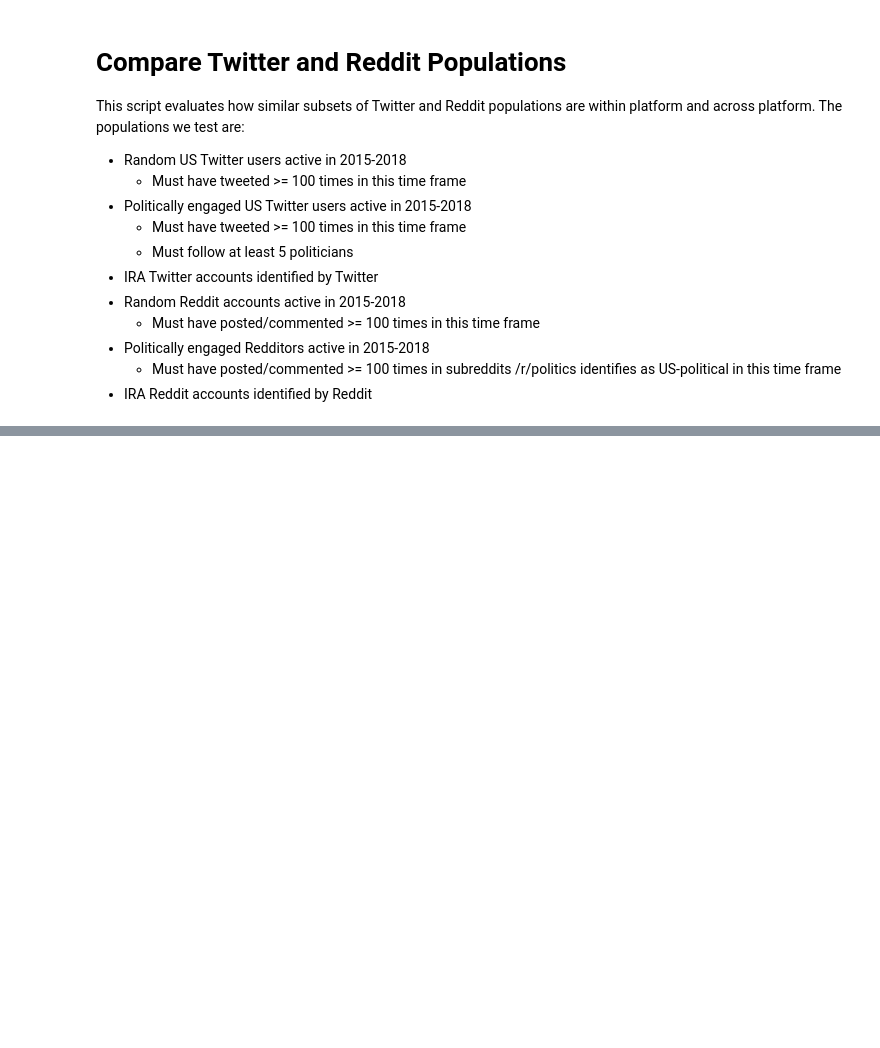
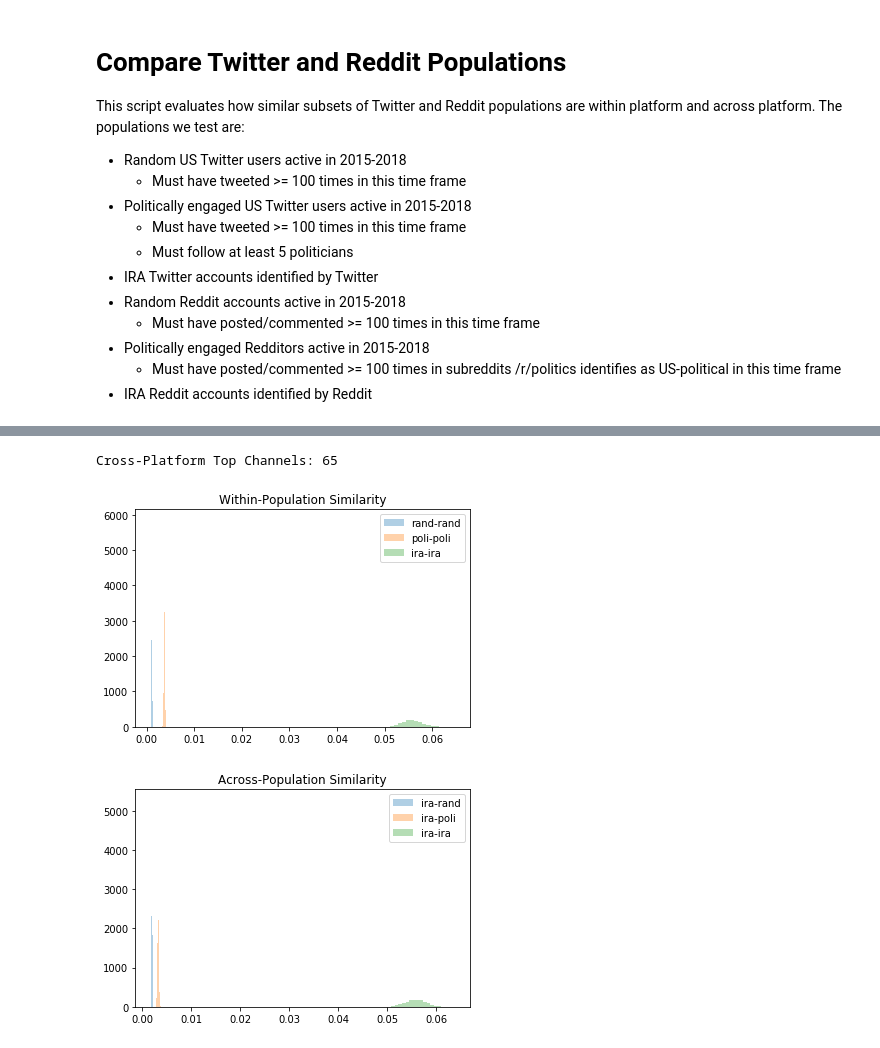
Before and after one commit to cbuntain/social-x-coor, a Jupyter notebook: notebooks/01-PopulationLinkComparison.ipynb, the cells around one changed output, grey strips where cells are left out. Saved outputs shown, nothing was run; the diff lists cells and outputs as text; code cells hidden in the pictures; blank space fills up the shorter version.

```diff
--- a/notebooks/01-PopulationLinkComparison.ipynb
+++ b/notebooks/01-PopulationLinkComparison.ipynb
@@ -65,5 +85,6 @@ def links_df_to_shares(links_df, domains, user_id_field):
 # %%
 top_n_domains = 150
+top_n_channels = 500
 bootstrap_count = 5000
 # %%
 short_domain_map = {
@@ -504,0 +654,72 @@ p-value for Welch's t-Test between Poli and IRA: 0.0 1043.5139287777488
+# %%
+all_top_channels = reddit_merged_yt_chans.intersection(twitter_merged_yt_chans)
+print("Cross-Platform Top Channels:", len(all_top_channels))
+# %% [output]
+Cross-Platform Top Channels: 65
+# %%
+channels = sorted(all_top_channels)
+# %%
+twitter_user_chans_df_rand = channels_df_to_shares(twitter_yt_df_rand, channels, "user_id")
+twitter_user_chans_df_poli = channels_df_to_shares(twitter_yt_df_poli, channels, "user_id")
+twitter_user_chans_df_ira = channels_df_to_shares(twitter_yt_df_ira, channels, "user_id")
+# %%
+# Normalize by user, so we get a probability distribution of seeing specific domains
+#  at the user level
+twitter_user_links_mat_rand = sklearn.preprocessing.normalize(twitter_user_chans_df_rand[channels], norm="l2", axis=1)
+twitter_user_links_mat_poli = sklearn.preprocessing.normalize(twitter_user_chans_df_poli[channels], norm="l2", axis=1)
+twitter_user_links_mat_ira = sklearn.preprocessing.normalize(twitter_user_chans_df_ira[channels], norm="l2", axis=1)
+
+# Calculate pairwise similarity among users across populations
+t2t_rand_rand_sim = sklearn.metrics.pairwise.cosine_similarity(twitter_user_links_mat_rand, twitter_user_links_mat_rand)
+t2t_poli_poli_sim = sklearn.metrics.pairwise.cosine_similarity(twitter_user_links_mat_poli, twitter_user_links_mat_poli)
+t2t_rand_poli_sim = sklearn.metrics.pairwise.cosine_similarity(twitter_user_links_mat_rand, twitter_user_links_mat_poli)
+t2t_ira_rand_sim = sklearn.metrics.pairwise.cosine_similarity(twitter_user_links_mat_ira, twitter_user_links_mat_rand)
+t2t_ira_poli_sim = sklearn.metrics.pairwise.cosine_similarity(twitter_user_links_mat_ira, twitter_user_links_mat_poli)
+t2t_ira_ira_sim = sklearn.metrics.pairwise.cosine_similarity(twitter_user_links_mat_ira, twitter_user_links_mat_ira)
+
+# Collapse similarities down to get the mean similarity for each user on the left to all users on the right
+#. note the minus 1 and reduction of shape by 1 for the within-platform groups, which I do to remove the
+#. self-similarity effect
+t2t_rand_rand_sim_avg = (np.sum(t2t_rand_rand_sim, axis=1) - 1) / (twitter_user_links_mat_rand.shape[0] - 1)
+t2t_poli_poli_sim_avg = (np.sum(t2t_poli_poli_sim, axis=1) - 1) / (twitter_user_links_mat_poli.shape[0] - 1)
+t2t_rand_poli_sim_avg = (np.sum(t2t_rand_poli_sim, axis=1) - 1) / (twitter_user_links_mat_poli.shape[0] - 1)
+t2t_ira_rand_sim_avg = np.mean(t2t_ira_rand_sim, axis=1)
+t2t_ira_poli_sim_avg = np.mean(t2t_ira_poli_sim, axis=1)
+t2t_ira_ira_sim_avg = np.mean(t2t_ira_ira_sim, axis=1)
+
+# # Plot what these similarities look like
+# plt.hist(t2t_ira_rand_sim_avg, bins=20, density=True, alpha=0.35, label="ira-rand")
+# plt.hist(t2t_ira_poli_sim_avg, bins=20, density=True, alpha=0.35, label="ira-poli")
+# plt.hist(t2t_ira_ira_sim_avg, bins=20, density=True, alpha=0.35, label="ira-ira")
+
+# plt.legend()
+# plt.show()
+
+# Show similarity distribution within populations in this platform
+t2t_rand_rand_sim_avg_bootstrap = [sklearn.utils.resample(t2t_rand_rand_sim_avg, replace=True, n_samples=t2t_rand_rand_sim_avg.shape[0]).mean() for i in range(bootstrap_count)]
+t2t_poli_poli_sim_avg_bootstrap = [sklearn.utils.resample(t2t_poli_poli_sim_avg, replace=True, n_samples=t2t_poli_poli_sim_avg.shape[0]).mean() for i in range(bootstrap_count)]
+t2t_ira_ira_sim_avg_bootstrap = [sklearn.utils.resample(t2t_ira_ira_sim_avg, replace=True, n_samples=t2t_ira_ira_sim_avg.shape[0]).mean() for i in range(bootstrap_count)]
+
+plt.hist(t2t_rand_rand_sim_avg_bootstrap, bins=20, density=True, alpha=0.35, label="rand-rand")
+plt.hist(t2t_poli_poli_sim_avg_bootstrap, bins=20, density=True, alpha=0.35, label="poli-poli")
+plt.hist(t2t_ira_ira_sim_avg_bootstrap, bins=20, density=True, alpha=0.35, label="ira-ira")
+
+plt.title("Within-Population Similarity")
+plt.legend()
+plt.show()
+
+# Show similarity distribution across populations in this platform
+t2t_ira_rand_sim_avg_bootstrap = [sklearn.utils.resample(t2t_ira_rand_sim_avg, replace=True, n_samples=t2t_ira_rand_sim_avg.shape[0]).mean() for i in range(bootstrap_count)]
+t2t_ira_poli_sim_avg_bootstrap = [sklearn.utils.resample(t2t_ira_poli_sim_avg, replace=True, n_samples=t2t_ira_poli_sim_avg.shape[0]).mean() for i in range(bootstrap_count)]
+t2t_ira_ira_sim_avg_bootstrap = [sklearn.utils.resample(t2t_ira_ira_sim_avg, replace=True, n_samples=t2t_ira_ira_sim_avg.shape[0]).mean() for i in range(bootstrap_count)]
+
+plt.hist(t2t_ira_rand_sim_avg_bootstrap, bins=20, density=True, alpha=0.35, label="ira-rand")
+plt.hist(t2t_ira_poli_sim_avg_bootstrap, bins=20, density=True, alpha=0.35, label="ira-poli")
+plt.hist(t2t_ira_ira_sim_avg_bootstrap, bins=20, density=True, alpha=0.35, label="ira-ira")
+
+plt.title("Across-Population Similarity")
+plt.legend()
+plt.show()
+# %% [output]
+[figure, added]
+[figure, added]
```
Also changed, not shown: parts of 30 cells of this notebook.
